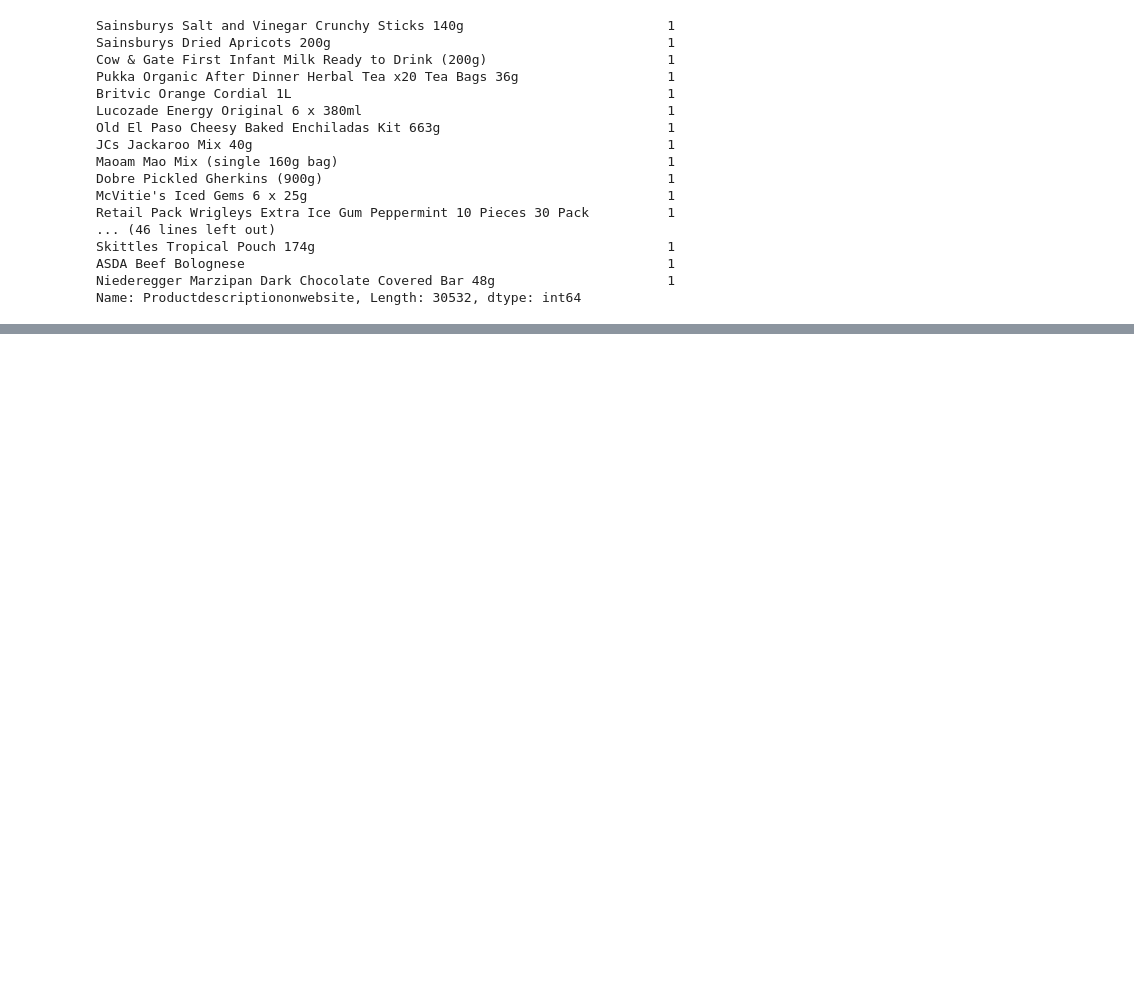
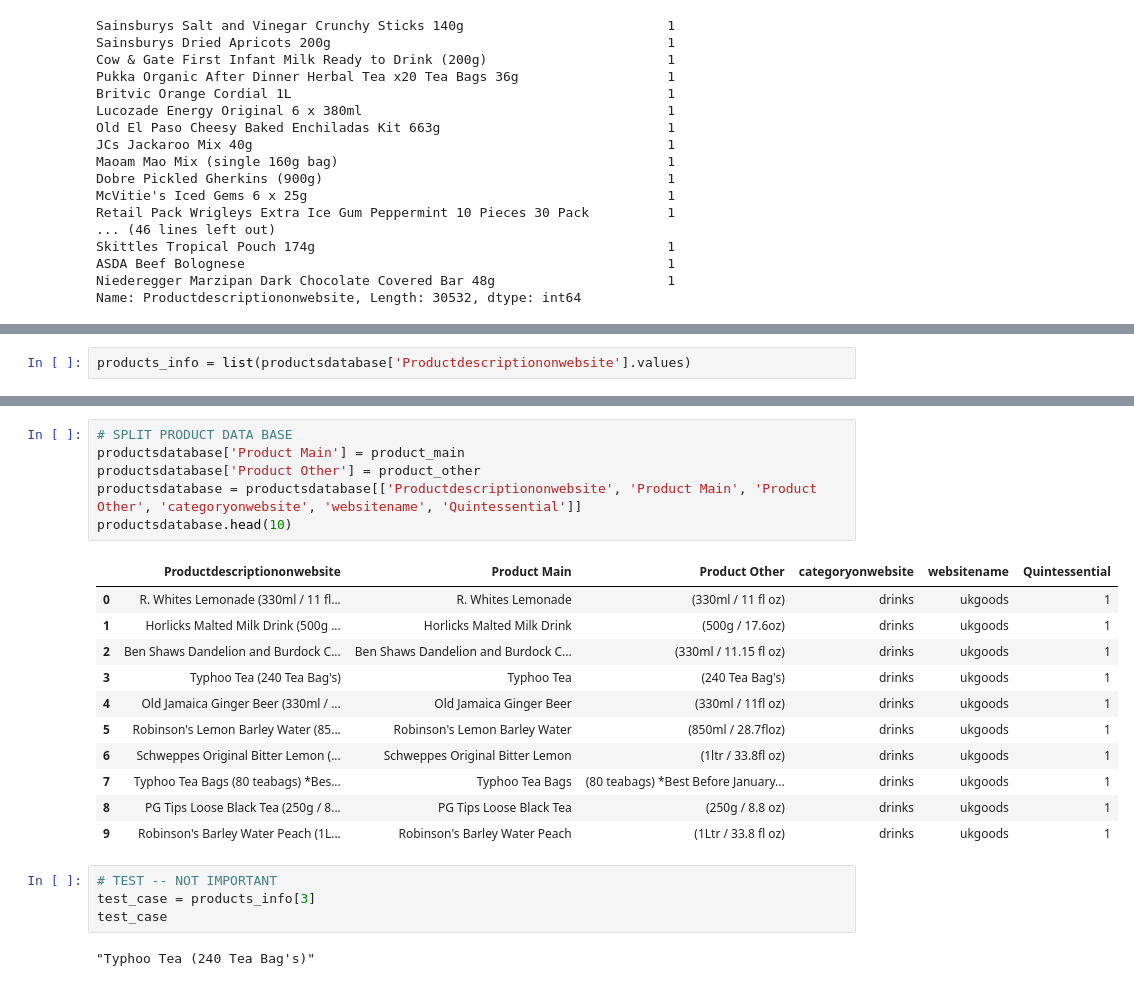
Before and after one commit to naeemtal/brexitproject, a Jupyter notebook: products_database.ipynb, the cells around one changed output, grey strips where cells are left out. Cells and saved outputs as stored; diff of their text form; blank space fills up the shorter version.

```diff
--- a/products_database.ipynb
+++ b/products_database.ipynb
@@ -41,0 +49,2 @@ Name: Productdescriptiononwebsite, Length: 30532, dtype: int64
+# %%
+products_info = list(productsdatabase['Productdescriptiononwebsite'].values)
@@ -41,0 +119,24 @@ Name: Productdescriptiononwebsite, Length: 30532, dtype: int64
+# %%
+# SPLIT PRODUCT DATA BASE
+productsdatabase['Product Main'] = product_main
+productsdatabase['Product Other'] = product_other
+productsdatabase = productsdatabase[['Productdescriptiononwebsite', 'Product Main', 'Product Other', 'categoryonwebsite', 'websitename', 'Quintessential']]
+productsdatabase.head(10)
+# %% [output]
+|  | Productdescriptiononwebsite | Product Main | Product Other | categoryonwebsite | websitename | Quintessential |
+| 0 | R. Whites Lemonade (330ml / 11 fl... | R. Whites Lemonade | (330ml / 11 fl oz) | drinks | ukgoods | 1 |
+| 1 | Horlicks Malted Milk Drink (500g ... | Horlicks Malted Milk Drink | (500g / 17.6oz) | drinks | ukgoods | 1 |
+| 2 | Ben Shaws Dandelion and Burdock C... | Ben Shaws Dandelion and Burdock C... | (330ml / 11.15 fl oz) | drinks | ukgoods | 1 |
+| 3 | Typhoo Tea (240 Tea Bag's) | Typhoo Tea | (240 Tea Bag's) | drinks | ukgoods | 1 |
+| 4 | Old Jamaica Ginger Beer (330ml / ... | Old Jamaica Ginger Beer | (330ml / 11fl oz) | drinks | ukgoods | 1 |
+| 5 | Robinson's Lemon Barley Water (85... | Robinson's Lemon Barley Water | (850ml / 28.7floz) | drinks | ukgoods | 1 |
+| 6 | Schweppes Original Bitter Lemon (... | Schweppes Original Bitter Lemon | (1ltr / 33.8fl oz) | drinks | ukgoods | 1 |
+| 7 | Typhoo Tea Bags (80 teabags) *Bes... | Typhoo Tea Bags | (80 teabags) *Best Before January... | drinks | ukgoods | 1 |
+| 8 | PG Tips Loose Black Tea (250g / 8... | PG Tips Loose Black Tea | (250g / 8.8 oz) | drinks | ukgoods | 1 |
+| 9 | Robinson's Barley Water Peach (1L... | Robinson's Barley Water Peach | (1Ltr / 33.8 fl oz) | drinks | ukgoods | 1 |
+# %%
+# TEST -- NOT IMPORTANT
+test_case = products_info[3]
+test_case
+# %% [output]
+"Typhoo Tea (240 Tea Bag's)"
```
Also changed, not shown: parts of 8 cells of this notebook.
